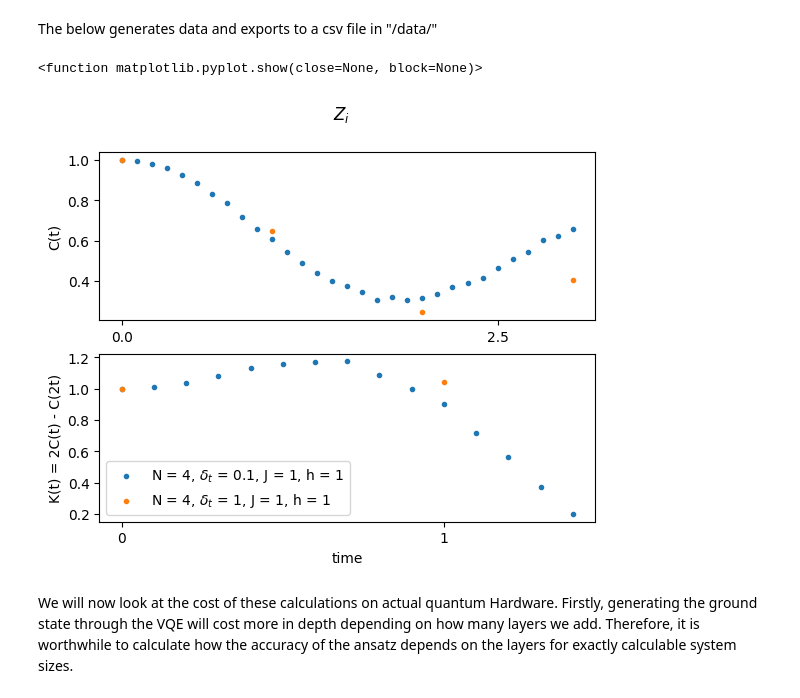
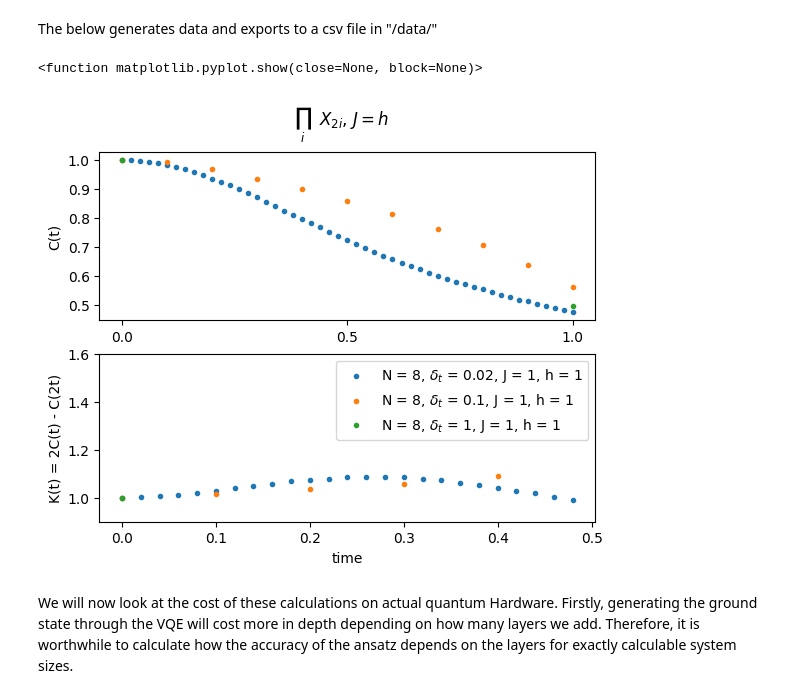
Before and after one commit to IanROsborne/Quantum_Metrology_Fisher_LG, a Jupyter notebook: TFI_defs.ipynb, the cells around one changed output. Drawn from its saved outputs; the diff is of its cells as text; code cells hidden in the pictures.

```diff
--- a/TFI_defs.ipynb
+++ b/TFI_defs.ipynb
@@ -185,7 +201,7 @@ simulated K value: 1.1776
 # %% [markdown]
 We will need an efficient way to construct the ground state. We will use a Hamiltonian variational approach.
 # %%
-def TFI_HVA_ansatz(qc, layers, J, h ):
+def TFI_HVA_ansatz(qc, layers):
     '''Builds a TFI HVA ansatz with the given number of layers and parameters J and h'''
 
     chain_len = qc.num_qubits - qc.num_ancillas
@@ -199,13 +215,13 @@ def TFI_HVA_ansatz(qc, layers, J, h ):
         # Apply e^{-iθ H_ZZ} = Π e^{-iθ Z_i Z_{i+1}}
         for i in range(chain_len):
             qc.cx(i, (i+1) % chain_len)
-            qc.rz(2*J*(gamma:=Parameter(f'gamma_{l}_{i}')), (i+1) % chain_len)
+            qc.rz(2*(gamma:=Parameter(f'gamma_{l}_{i}')), (i+1) % chain_len)
             qc.cx(i, (i+1) % chain_len)
             params.append(gamma)
 
         # Apply e^{-iφ H_X} = Π R_x(2hφ)
         for i in range(chain_len):
-            qc.rx(2*h*(beta:=Parameter(f'beta_{l}_{i}')), i)
+            qc.rx(2*(beta:=Parameter(f'beta_{l}_{i}')), i)
             params.append(beta)
 
     return qc, params
@@ -240,7 +256,7 @@ def run_tfim_vqe(qc, J, h, layers = 1 , model= "HVA"):
     hamiltonian = Hamiltonian(qc, J, h)
 
     if model == "HVA":
-        ansatz, params = TFI_HVA_ansatz(qc, layers, J, h )
+        ansatz, params = TFI_HVA_ansatz(qc, layers )
     elif model == "SPA":
         ansatz, params = symmetry_preserving_ansatz(qc, layers )
 
@@ -288,7 +304,12 @@ def TFI_efficient_sim(qc, t_end, delta, J, h, measure ):
     else:
         raise ValueError("measure must be either 'Z' or 'X_even'")
 
+    qc.save_statevector()                        #First leg of the circuit
+
     backend = AerSimulator(method = "statevector") #run the initial circuit
+    qc = transpile(qc, backend)
+    job = backend.run(qc, shots = 1)           #only one shot is needed to save the statevector
+    result = job.result()
 
         #do a loop over time values where we:
     #1) extract the statevector from the result of the previous circuit
@@ -297,7 +318,7 @@ def TFI_efficient_sim(qc, t_end, delta, J, h, measure ):
     #4) evolve the original statevector by another time step
 
     for step in range( num_steps):
-        state = Statevector(qc)
+        state = result.get_statevector()                 #Extract the statevector from the result of the previous circuit
         qc1 = circuit_initialize(chain_len, 2,2)
         qc1.initialize(state, range(chain_len+2))
         if measure == 'Z':
@@ -318,8 +339,11 @@ def TFI_efficient_sim(qc, t_end, delta, J, h, measure ):
         qc = circuit_initialize(chain_len, 2, 2)
         qc.initialize(state, range(chain_len+2))
         trotter_evolve(qc, delta, delta, J, h)     #evolve original state by time step
-        state = Statevector(qc)
+        qc.save_statevector()
 
+        qc = transpile(qc, backend)
+        job2 = backend.run(qc, shots = 1)           #only one shot is needed to save the statevector
+        result = job2.result()
 
 
     return all_counts
@@ -343,7 +367,7 @@ def Quantum_Fisher(state, Ham, Qop):
 # %% [markdown]
 The below generates data and exports to a csv file in "/data/"
 # %%
-chain_len , time , delta, J, h, measure, psi = 4, 3, 1, 1, 1, 'Z', "X_pol"
+chain_len , time , delta, J, h, measure, psi = 8, 1, .02, 1, 1, 'X_even', "GS"
 
 time_range = [i * delta for i in range(int(time/delta)+1)]
 
@@ -351,6 +375,8 @@ qc = circuit_initialize(chain_len, 2, 2)
 if psi == "X_pol":
     for i in range(chain_len):  #initialize ground state in x basis (large magnetic field)
         qc.h(i)
+elif psi == 'GS':
+    energy, params, qc = run_tfim_vqe(qc, J, h, layers = 2 , model= "HVA")
 
 C_data = TFI_efficient_sim(qc, time, delta, J, h, measure)
 
@@ -362,44 +388,44 @@ with open(csv_path, 'w', newline='') as f:
     writer.writerows(rows)
 # %%
 
-plt_dta = [[4, 3, .1, 1, 1, 'Z', "X_pol"],[4, 3, 1, 1, 1, 'Z', "X_pol"]]
+plt_dta = [[8,1 , .02, 1, 1, 'X_even', "GS"], [8, 1, .1, 1, 1, 'X_even', "GS"], [8, 1, 1, 1, 1, 'X_even', "GS"]]
 
 fig, ax = plt.subplots(2)
 
 for i in plt_dta:
     chain_len , time , delta, J, h, measure, psi  = i
     csv_path = os.getcwd() + "/data/" + "L"+str(chain_len) + 'time'+ str(time) + 'd' + str( delta)+ "J" + str(J) + "h" + str(h) +str(measure) + "psi" + psi  +'.csv'
 
 
     with open(csv_path, newline='') as f:
         reader = csv.reader(f)
         [time_range, dta] = [[float(x) for x in row] for row in reader]
 
     half_len = len(dta)//2
     dta_K = [2 * dta[j] - dta[2 * j] for j in range(half_len) ]
 
     ax[1].scatter(time_range[:half_len]  , dta_K ,  marker= ".", label = "N = " + str(chain_len) + ", $\\delta_t$ = " + str(delta) + ", J = " + str(J) + ", h = " + str(h) , zorder = 3)
     ax[0].scatter(time_range  , dta ,  marker= ".", label = "N = " + str(chain_len) + ", $\\delta_t$ = " + str(delta) , zorder = 3)
 
 
 #classical bound
 #ax[1].axhline( y=1.5, color="0.9", linestyle = "--")
 #ax[1].axhline( y=QFI_bound, color="0.9", linestyle = "--", label = "$1/8(F_Q) + \\langle (S^z_0 e^{i \\pi S^z_1}S^z_2)^2\\rangle$")
 
 
-fig.suptitle(" $Z_i$")
-ax[0].xaxis.set_major_locator(tck.MultipleLocator(base = 2.5))
-ax[1].xaxis.set_major_locator(tck.MultipleLocator(base = 1))
+fig.suptitle(" $\\prod_i ~~X_{2i}$, $J = h$")
+ax[0].xaxis.set_major_locator(tck.MultipleLocator(base = .5))
+ax[1].xaxis.set_major_locator(tck.MultipleLocator(base = .1))
 plt.xlabel("time")
 ax[0].set(ylabel = "C(t)")
 ax[1].set(ylabel = "K(t) = 2C(t) - C(2t)")
-#lt.ylim((0.9,1.6))
+plt.ylim((0.9,1.6))
 plt.title("")
 plt.legend()
 
 plt.show
 # %% [output]
 <function matplotlib.pyplot.show(close=None, block=None)>
-[figure, old version]
+[figure, new version]
 # %%
 #Save plot
```
Also changed, not shown: parts of 8 cells of this notebook, 5 other files.
